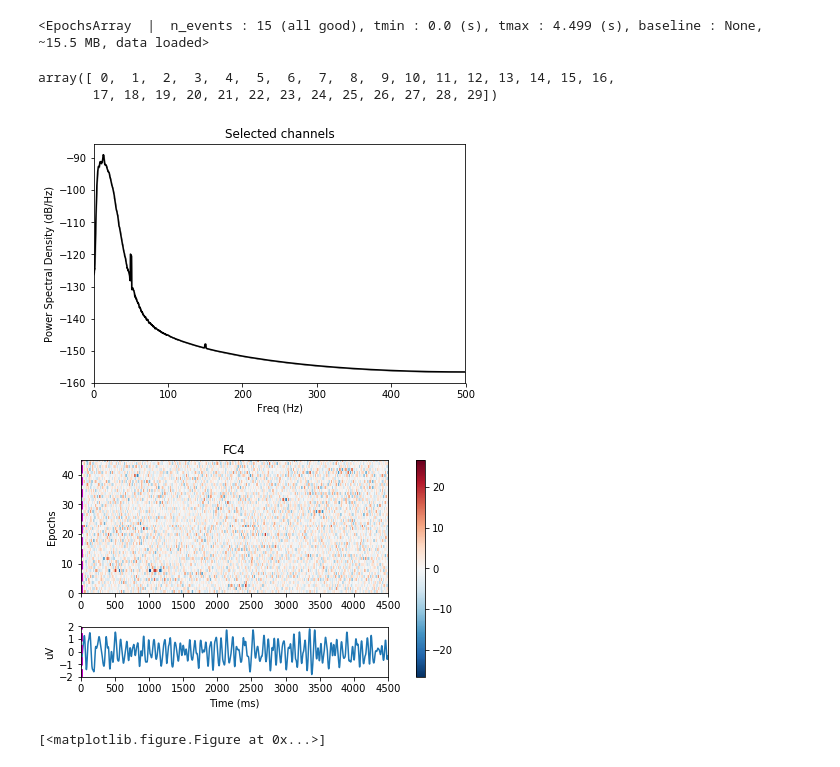
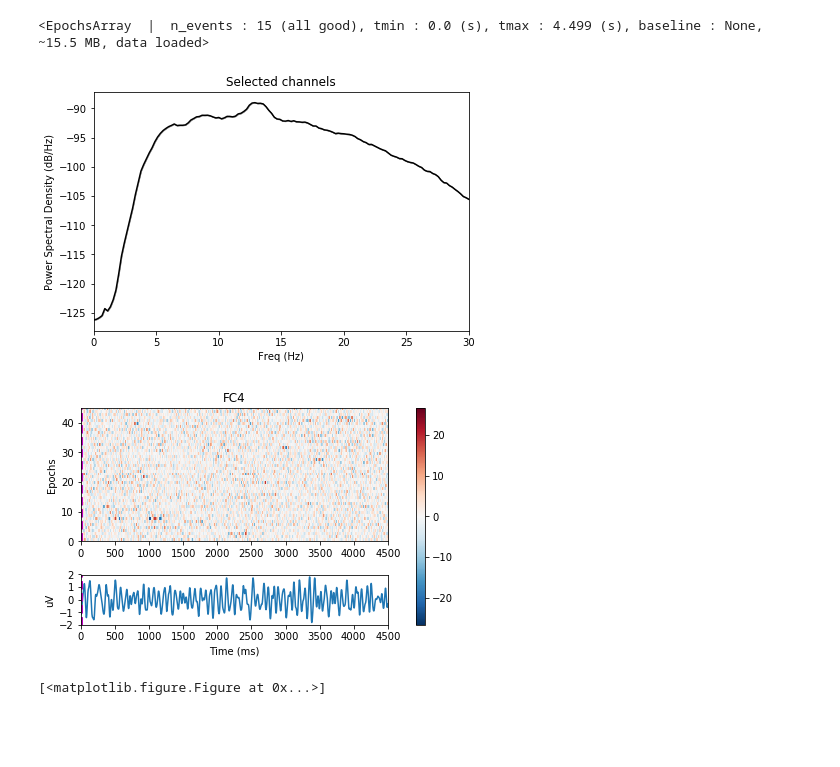
Before and after one commit to thisroot/eeglab, a Jupyter notebook: EEG_convert_to_MNE_object.ipynb, the cells around one changed output. Drawn from its saved outputs; the diff is of its cells as text; code cells hidden in the pictures; blank space fills up the shorter version.

```diff
--- a/EEG_convert_to_MNE_object.ipynb
+++ b/EEG_convert_to_MNE_object.ipynb
@@ -66,10 +39,7 @@ class converter:
 # %%
-test2  = converter(test)
+test2  = converter_mne(test)
 epochs = test2.get_epochs()
 picks = mne.pick_types(info=test2.get_mne_info(), meg=False, eeg=True, misc=False)
-epochs.plot(picks=picks, scalings='auto', show=True, block=True)
-epochs.plot_psd(tmax=np.inf)
-print '1'
 # %% [output]
 45 matching events found
 No baseline correction applied
@@ -83,15 +55,9 @@ epochs[u'правое']
 # %% [output]
 <EpochsArray  |  n_events : 15 (all good), tmin : 0.0 (s), tmax : 4.499 (s), baseline : None, ~15.5 MB, data loaded>
-# %%
-picks = mne.pick_types(info=test2.get_mne_info(), meg=False, eeg=True, misc=False)
-picks
-# %% [output]
-array([ 0,  1,  2,  3,  4,  5,  6,  7,  8,  9, 10, 11, 12, 13, 14, 15, 16,
-       17, 18, 19, 20, 21, 22, 23, 24, 25, 26, 27, 28, 29])
 # %%
-epochs.plot_psd(tmax=np.inf,picks=[0])
+epochs.plot_psd(tmax=np.inf,picks=[0],fmax=30)
 epochs.plot_image(4, cmap='interactive')
 # %% [output]
-[figure, old version]
+[figure, new version]
 [figure]
 [<matplotlib.figure.Figure at 0x...>]
```
Also changed, not shown: parts of 8 cells of this notebook, 22 other files.
